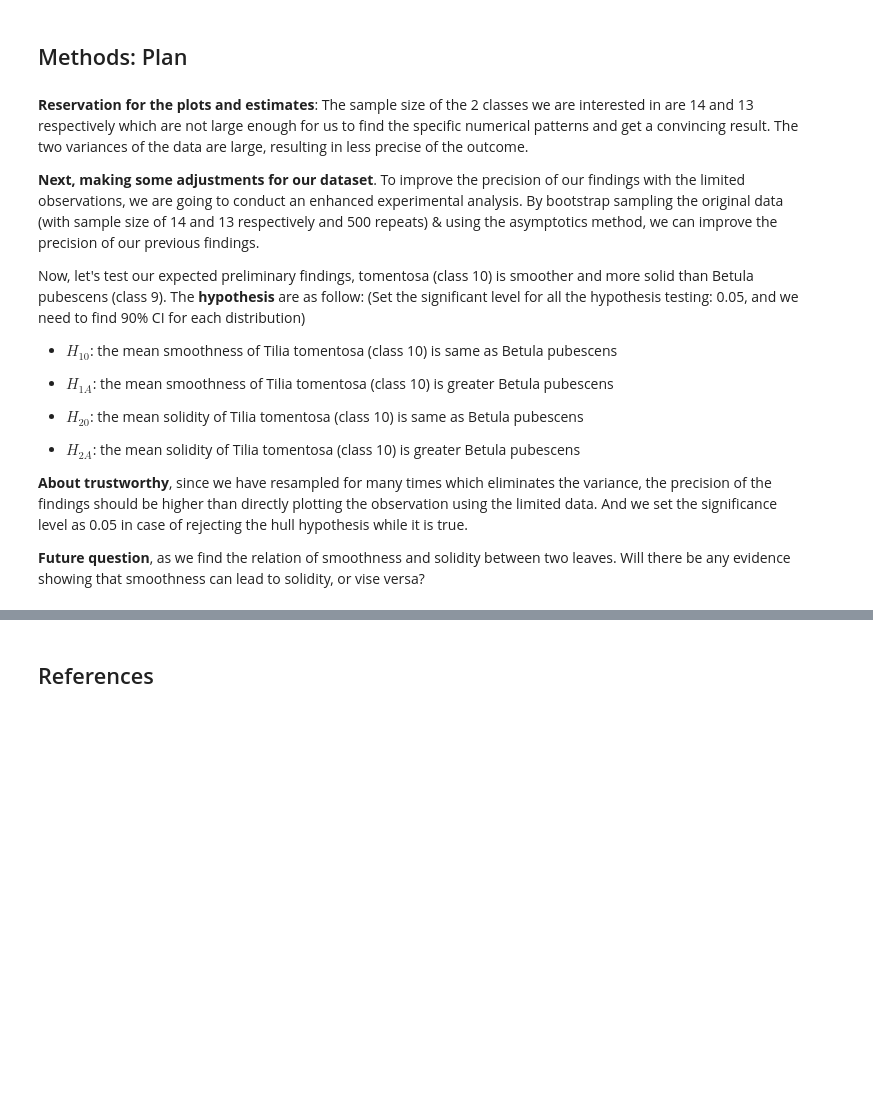
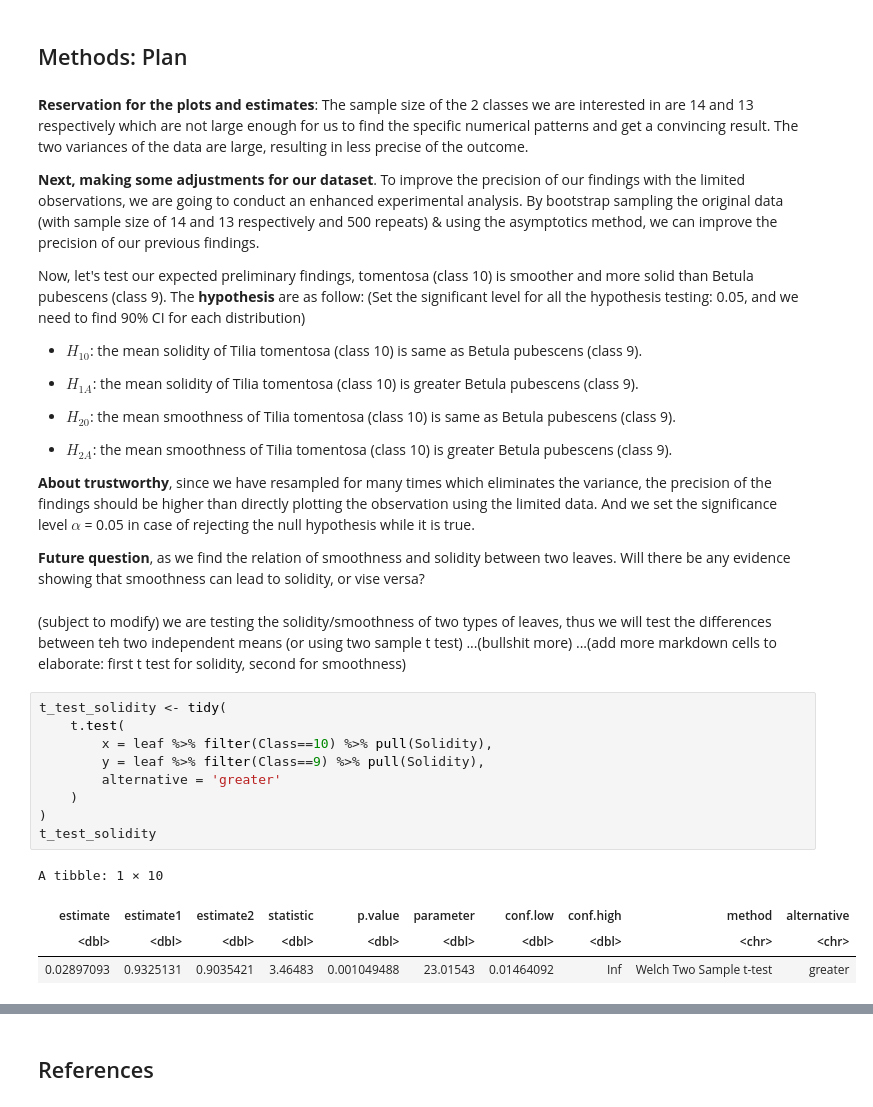
Before and after one commit to tiannelee/Hypothesis-testing-leaf-comparison, a Jupyter notebook: Proposal.ipynb, the cells around one changed output, grey strips where cells are left out. Saved outputs shown, nothing was run; the diff lists cells and outputs as text; blank space fills up the shorter version.

Commit message:
finished methods t-test part

```diff
--- a/Proposal.ipynb
+++ b/Proposal.ipynb
@@ -129,12 +119,30 @@ smoothness_dist
 **Next, making some adjustments for our dataset**. To improve the precision of our findings with the limited observations, we are going to conduct an enhanced experimental analysis. By bootstrap sampling the original data (with sample size of 14 and 13 respectively and 500 repeats) & using the asymptotics method, we can improve the precision of our previous findings.
 
 Now, let's test our expected preliminary findings, tomentosa (class 10) is smoother and more solid than Betula pubescens (class 9). The **hypothesis** are as follow: (Set the significant level for all the hypothesis testing: 0.05, and we need to find 90% CI for each distribution)
--  $H_{10}$: the mean smoothness of Tilia tomentosa (class 10) is same as Betula pubescens
--  $H_{1A}$: the mean smoothness of Tilia tomentosa (class 10) is greater Betula pubescens
+-  $H_{10}$: the mean solidity of Tilia tomentosa (class 10) is same as Betula pubescens (class 9).
+-  $H_{1A}$: the mean solidity of Tilia tomentosa (class 10) is greater Betula pubescens (class 9).
 
--  $H_{20}$: the mean solidity of Tilia tomentosa (class 10) is same as Betula pubescens
--  $H_{2A}$: the mean solidity of Tilia tomentosa (class 10) is greater Betula pubescens
+-  $H_{20}$: the mean smoothness of Tilia tomentosa (class 10) is same as Betula pubescens (class 9).
+-  $H_{2A}$: the mean smoothness of Tilia tomentosa (class 10) is greater Betula pubescens (class 9).
 
-**About trustworthy**, since we have resampled for many times which eliminates the variance, the precision of the findings should be higher than directly plotting the observation using the limited data. And we set the significance level as 0.05 in case of rejecting the hull hypothesis while it is true.
+**About trustworthy**, since we have resampled for many times which eliminates the variance, the precision of the findings should be higher than directly plotting the observation using the limited data. And we set the significance level $\alpha$ = 0.05 in case of rejecting the null hypothesis while it is true.
 
 **Future question**, as we find the relation of smoothness and solidity between two leaves. Will there be any evidence showing that smoothness can lead to solidity, or vise versa?
+# %% [markdown]
+(subject to modify) we are testing the solidity/smoothness of two types of leaves, thus we will test the differences between teh two independent means (or using two sample t test)
+...(bullshit more)
+...(add more markdown cells to elaborate: first t test for solidity, second for smoothness)
+# %%
+t_test_solidity <- tidy(
+    t.test(
+        x = leaf %>% filter(Class==10) %>% pull(Solidity),
+        y = leaf %>% filter(Class==9) %>% pull(Solidity),
+        alternative = 'greater'
+    )
+)
+t_test_solidity
+# %% [output]
+A tibble: 1 × 10
+| estimate | estimate1 | estimate2 | statistic | p.value | parameter | conf.low | conf.high | method | alternative |
+| <dbl> | <dbl> | <dbl> | <dbl> | <dbl> | <dbl> | <dbl> | <dbl> | <chr> | <chr> |
+| 0.02897093 | 0.9325131 | 0.9035421 | 3.46483 | 0.001049488 | 23.01543 | 0.01464092 | Inf | Welch Two Sample t-test | greater |
```
Also changed, not shown: parts of 3 cells of this notebook.
